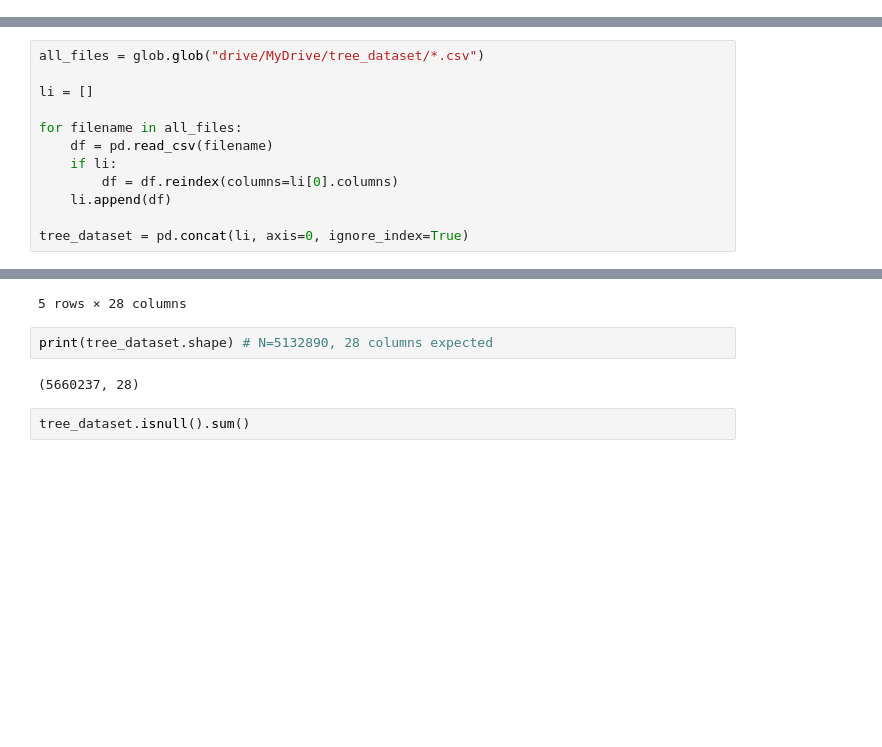
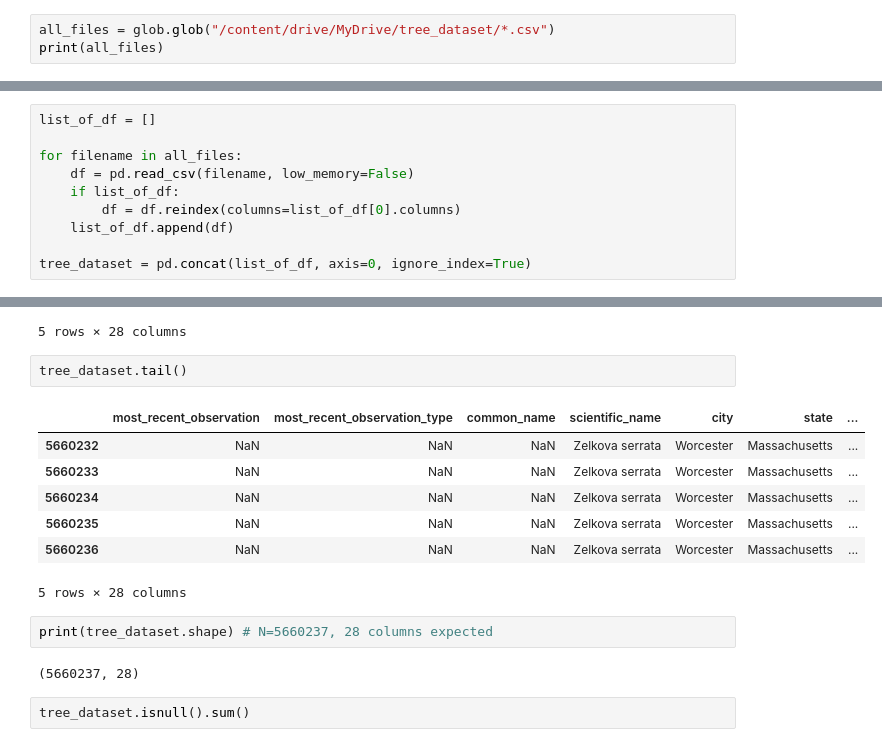
Before and after one commit to VittorioBartolomeoSecondin/DVIS-CAValli_Team, a Jupyter notebook: Assignment1 - Preprocessing.ipynb, the cells around one changed output, grey strips where cells are left out. Cells and saved outputs as stored; diff of their text form; blank space fills up the shorter version.

```diff
--- a/Assignment1 - Preprocessing.ipynb
+++ b/Assignment1 - Preprocessing.ipynb
@@ -15,0 +22,3 @@ Drive already mounted at /content/drive; to attempt to forcibly remount, call dr
+# %%
+all_files = glob.glob("/content/drive/MyDrive/tree_dataset/*.csv")
+print(all_files)
@@ -16,15 +27,13 @@ Drive already mounted at /content/drive; to attempt to forcibly remount, call dr
 # %%
-all_files = glob.glob("drive/MyDrive/tree_dataset/*.csv")
-
-li = []
+list_of_df = []
 
 for filename in all_files:
-    df = pd.read_csv(filename)
-    if li:
-        df = df.reindex(columns=li[0].columns)
-    li.append(df)
+    df = pd.read_csv(filename, low_memory=False)
+    if list_of_df:
+        df = df.reindex(columns=list_of_df[0].columns)
+    list_of_df.append(df)
 
-tree_dataset = pd.concat(li, axis=0, ignore_index=True)
+tree_dataset = pd.concat(list_of_df, axis=0, ignore_index=True)
 # %%
 tree_dataset.head()
 # %% [output]
@@ -35,8 +44,18 @@ tree_dataset.head()
 | 3 | 6/3/2020 | inventory_date | Scotch pine | Pinus sylvestris | Albuquerque | New Mexico | ... |
 | 4 | 5/29/2020 | inventory_date | Honeylocust | Gleditsia triacanthos | Albuquerque | New Mexico | ... |
 5 rows × 28 columns
+# %%
+tree_dataset.tail()
+# %% [output]
+|  | most_recent_observation | most_recent_observation_type | common_name | scientific_name | city | state | ... |
+| 5660232 | NaN | NaN | NaN | Zelkova serrata | Worcester | Massachusetts | ... |
+| 5660233 | NaN | NaN | NaN | Zelkova serrata | Worcester | Massachusetts | ... |
+| 5660234 | NaN | NaN | NaN | Zelkova serrata | Worcester | Massachusetts | ... |
+| 5660235 | NaN | NaN | NaN | Zelkova serrata | Worcester | Massachusetts | ... |
+| 5660236 | NaN | NaN | NaN | Zelkova serrata | Worcester | Massachusetts | ... |
+5 rows × 28 columns
 # %%
-print(tree_dataset.shape) # N=5132890, 28 columns expected
+print(tree_dataset.shape) # N=5660237, 28 columns expected
 # %% [output]
 (5660237, 28)
 # %%
```
Also changed, not shown: parts of 12 cells of this notebook.
